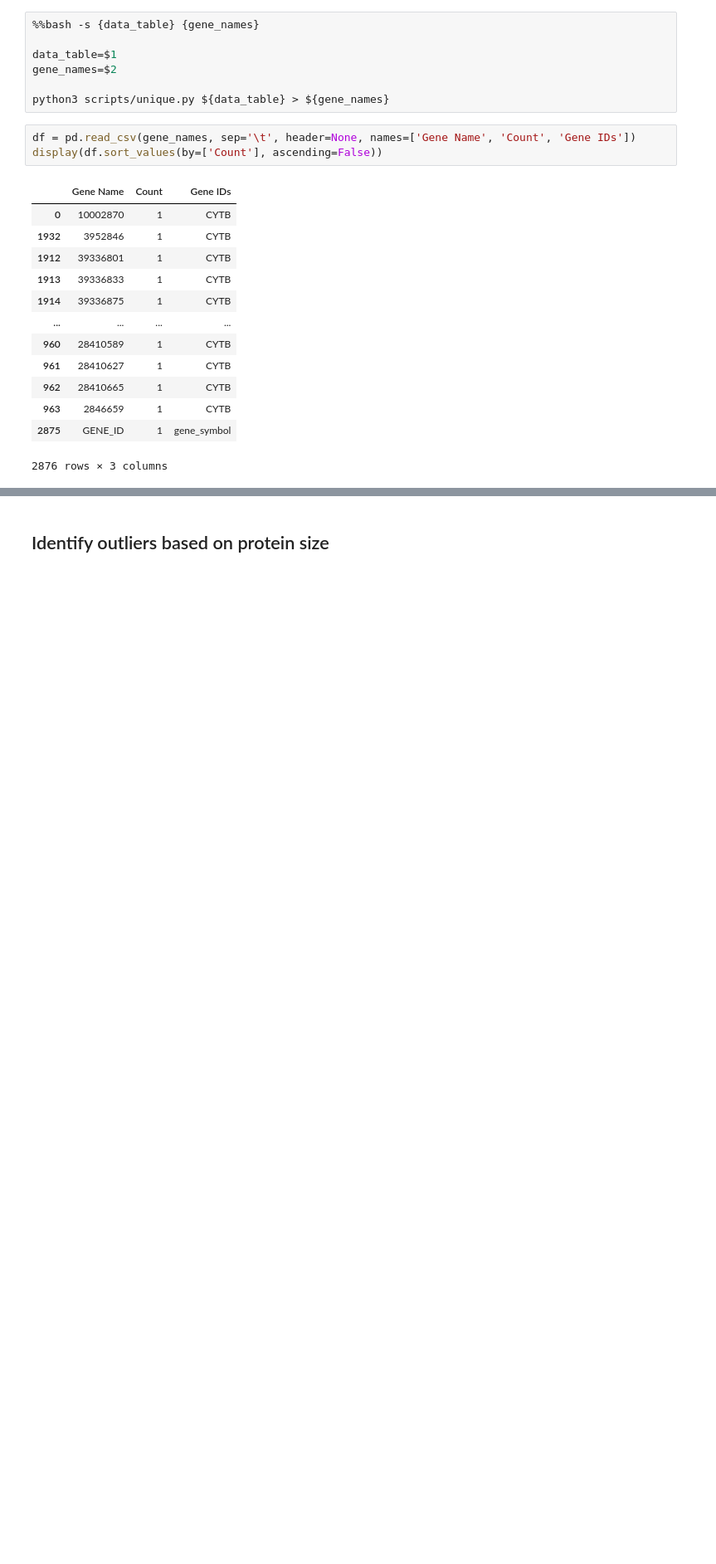
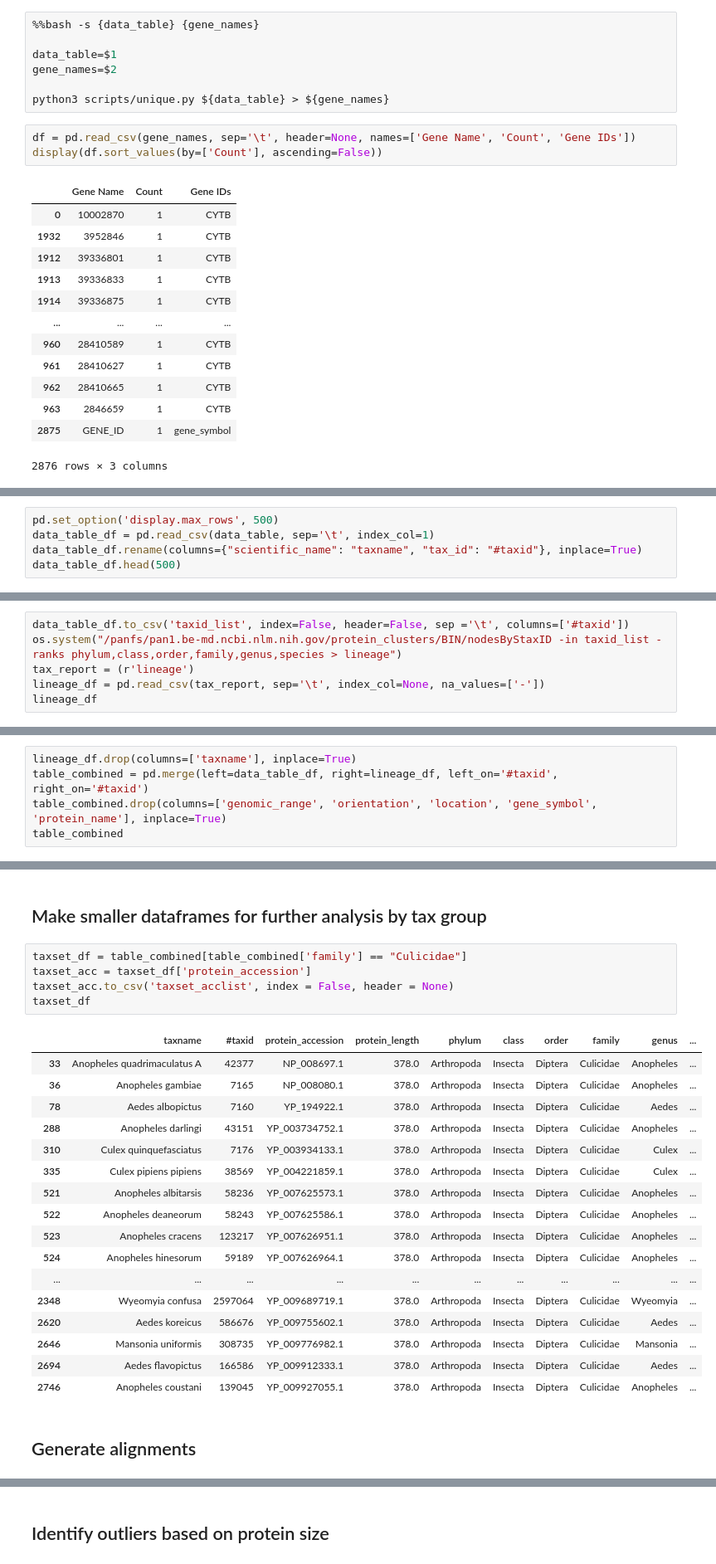
Before and after one commit to NCBI-Codeathons/Marker-Gene-Validator, a Jupyter notebook: marker_gene.ipynb, the cells around one changed output, grey strips where cells are left out. Shown at 83% size. Cells and saved outputs as stored; diff of their text form; blank space fills up the shorter version.

```diff
--- a/marker_gene.ipynb
+++ b/marker_gene.ipynb
@@ -79,0 +82,5 @@ display(df.sort_values(by=['Count'], ascending=False))
+# %%
+pd.set_option('display.max_rows', 500)
+data_table_df = pd.read_csv(data_table, sep='\t', index_col=1)
+data_table_df.rename(columns={"scientific_name": "taxname", "tax_id": "#taxid"}, inplace=True)
+data_table_df.head(500)
@@ -79,0 +106,6 @@ display(df.sort_values(by=['Count'], ascending=False))
+# %%
+data_table_df.to_csv('taxid_list', index=False, header=False, sep ='\t', columns=['#taxid'])
+os.system("/panfs/pan1.be-md.ncbi.nlm.nih.gov/protein_clusters/BIN/nodesByStaxID -in taxid_list -ranks phylum,class,order,family,genus,species > lineage")
+tax_report = (r'lineage')
+lineage_df = pd.read_csv(tax_report, sep='\t', index_col=None, na_values=['-'])
+lineage_df
@@ -79,0 +126,5 @@ display(df.sort_values(by=['Count'], ascending=False))
+# %%
+lineage_df.drop(columns=['taxname'], inplace=True)
+table_combined = pd.merge(left=data_table_df, right=lineage_df, left_on='#taxid', right_on='#taxid')
+table_combined.drop(columns=['genomic_range', 'orientation', 'location', 'gene_symbol', 'protein_name'], inplace=True)
+table_combined
@@ -79,0 +173,27 @@ display(df.sort_values(by=['Count'], ascending=False))
+# %% [markdown]
+## Make smaller dataframes for further analysis by tax group
+# %%
+taxset_df = table_combined[table_combined['family'] == "Culicidae"]
+taxset_acc = taxset_df['protein_accession']
+taxset_acc.to_csv('taxset_acclist', index = False, header = None)
+taxset_df
+# %% [output]
+|  | taxname | #taxid | protein_accession | protein_length | phylum | class | order | family | genus | ... |
+| 33 | Anopheles quadrimaculatus A | 42377 | NP_008697.1 | 378.0 | Arthropoda | Insecta | Diptera | Culicidae | Anopheles | ... |
+| 36 | Anopheles gambiae | 7165 | NP_008080.1 | 378.0 | Arthropoda | Insecta | Diptera | Culicidae | Anopheles | ... |
+| 78 | Aedes albopictus | 7160 | YP_194922.1 | 378.0 | Arthropoda | Insecta | Diptera | Culicidae | Aedes | ... |
+| 288 | Anopheles darlingi | 43151 | YP_003734752.1 | 378.0 | Arthropoda | Insecta | Diptera | Culicidae | Anopheles | ... |
+| 310 | Culex quinquefasciatus | 7176 | YP_003934133.1 | 378.0 | Arthropoda | Insecta | Diptera | Culicidae | Culex | ... |
+| 335 | Culex pipiens pipiens | 38569 | YP_004221859.1 | 378.0 | Arthropoda | Insecta | Diptera | Culicidae | Culex | ... |
+| 521 | Anopheles albitarsis | 58236 | YP_007625573.1 | 378.0 | Arthropoda | Insecta | Diptera | Culicidae | Anopheles | ... |
+| 522 | Anopheles deaneorum | 58243 | YP_007625586.1 | 378.0 | Arthropoda | Insecta | Diptera | Culicidae | Anopheles | ... |
+| 523 | Anopheles cracens | 123217 | YP_007626951.1 | 378.0 | Arthropoda | Insecta | Diptera | Culicidae | Anopheles | ... |
+| 524 | Anopheles hinesorum | 59189 | YP_007626964.1 | 378.0 | Arthropoda | Insecta | Diptera | Culicidae | Anopheles | ... |
+| ... | ... | ... | ... | ... | ... | ... | ... | ... | ... | ... |
+| 2348 | Wyeomyia confusa | 2597064 | YP_009689719.1 | 378.0 | Arthropoda | Insecta | Diptera | Culicidae | Wyeomyia | ... |
+| 2620 | Aedes koreicus | 586676 | YP_009755602.1 | 378.0 | Arthropoda | Insecta | Diptera | Culicidae | Aedes | ... |
+| 2646 | Mansonia uniformis | 308735 | YP_009776982.1 | 378.0 | Arthropoda | Insecta | Diptera | Culicidae | Mansonia | ... |
+| 2694 | Aedes flavopictus | 166586 | YP_009912333.1 | 378.0 | Arthropoda | Insecta | Diptera | Culicidae | Aedes | ... |
+| 2746 | Anopheles coustani | 139045 | YP_009927055.1 | 378.0 | Arthropoda | Insecta | Diptera | Culicidae | Anopheles | ... |
+# %% [markdown]
+## Generate alignments
```
Also changed, not shown: parts of 24 cells of this notebook.
